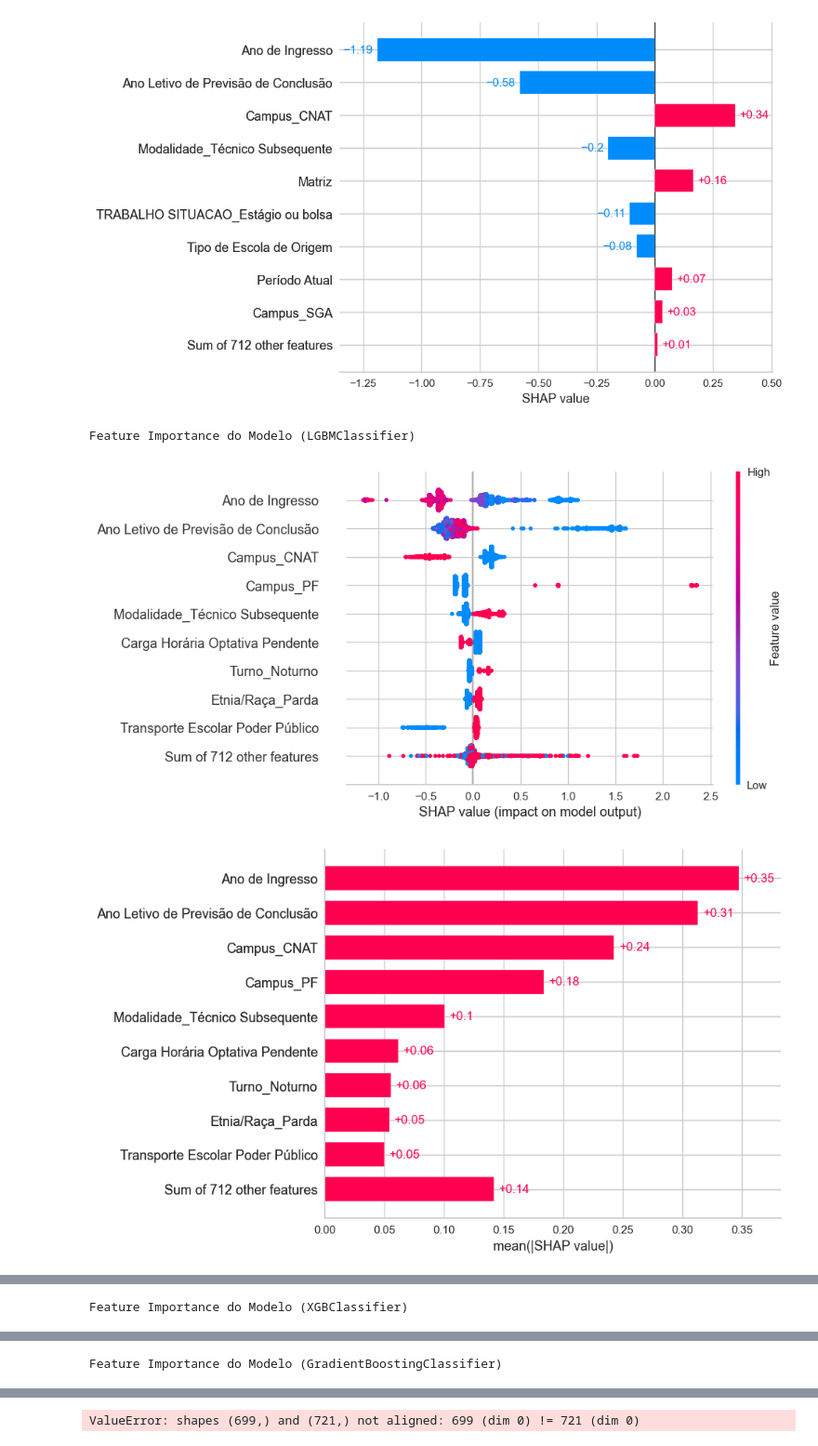
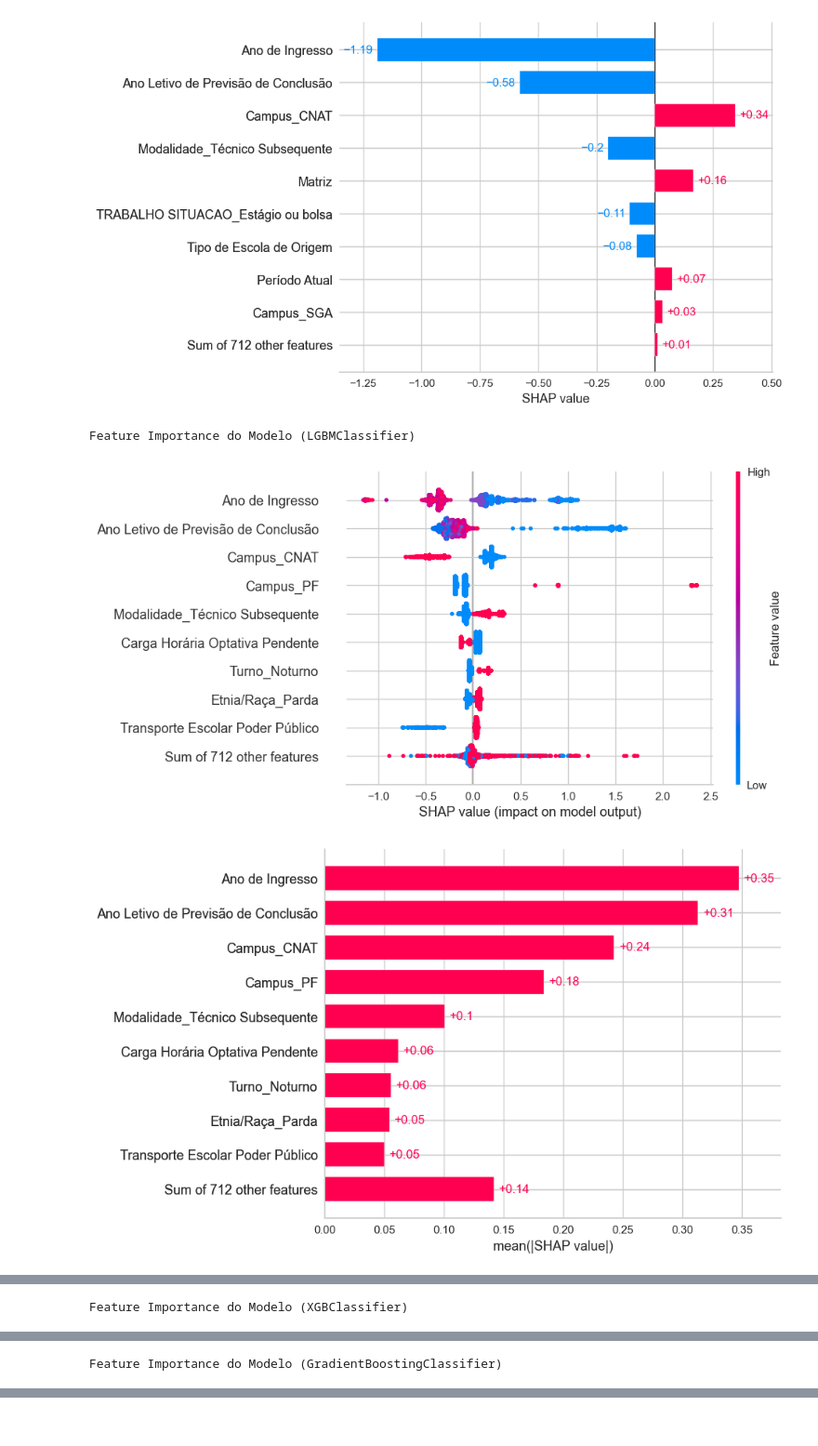
Before and after one commit to tmedeirosb/predict-evasao, a Jupyter notebook: shap.ipynb, the cells around one changed output, grey strips where cells are left out. Shown at 93% size. Cells and saved outputs as stored; diff of their text form; code cells hidden in the pictures.

```diff
--- a/shap.ipynb
+++ b/shap.ipynb
@@ -278,21 +278,19 @@ shap.plots.bar(shap_values[6])
 [figure]
 # %%
 for model in top5_models:
-    print(model.__class__.__name__)
-    print('AQUIII')
-    if model.__class__.__name__ == 'RandomForestClassifier':
+    if model.__class__.__name__ in ('RandomForestClassifier', 'LinearDiscriminantAnalysis'):
         continue
     else:
         explainer = shap.Explainer(model, train_pipe)
         shap_values = explainer(test_pipe)
 
         print(f"Feature Importance do Modelo ({model.__class__.__name__})")
         shap.plots.beeswarm(shap_values)
         shap.plots.bar(shap_values)
         shap.plots.bar(shap_values[7])
 # %% [output]
 Feature Importance do Modelo (LGBMClassifier)
-[figure, old version]
+[figure, new version]
 [figure]
 [figure]
 Feature Importance do Modelo (XGBClassifier)
@@ -303,4 +301,3 @@ Feature Importance do Modelo (GradientBoostingClassifier)
 [figure]
 [figure]
 [figure]
-ValueError: shapes (699,) and (721,) not aligned: 699 (dim 0) != 721 (dim 0)
```
Also changed, not shown: parts of 1 cell of this notebook.
